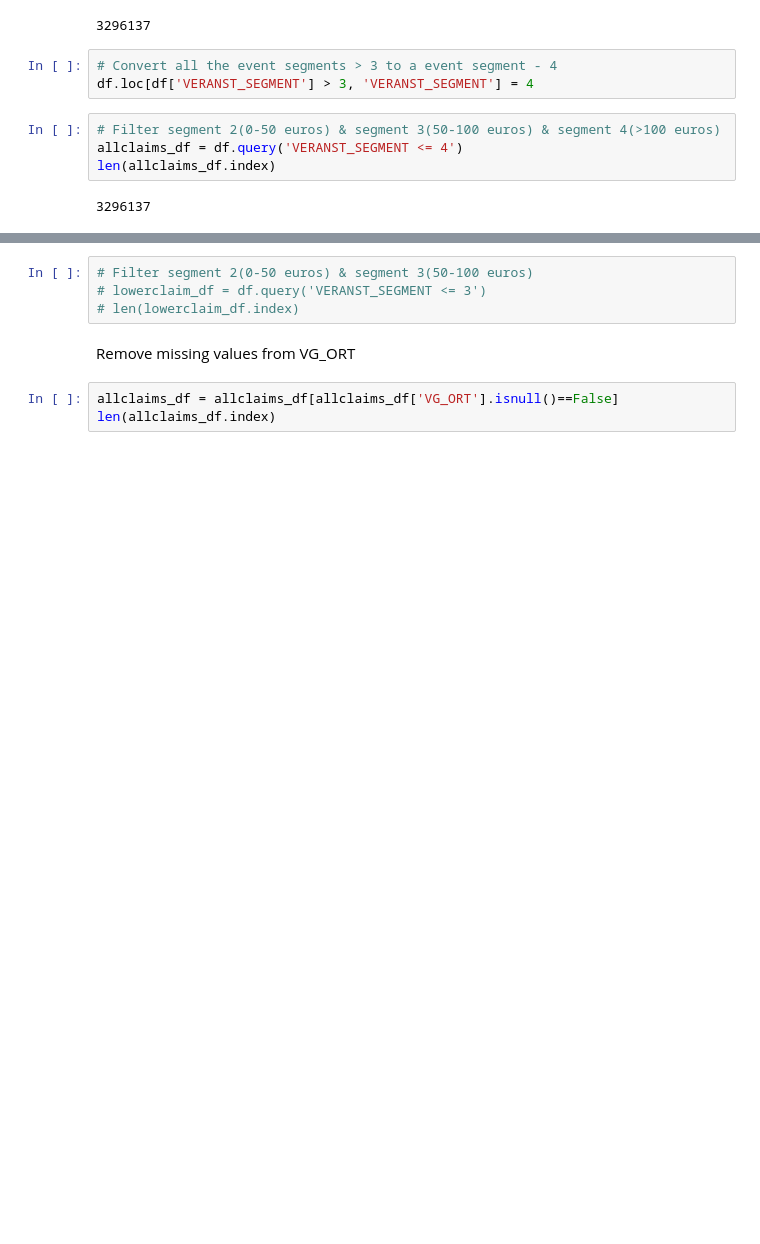
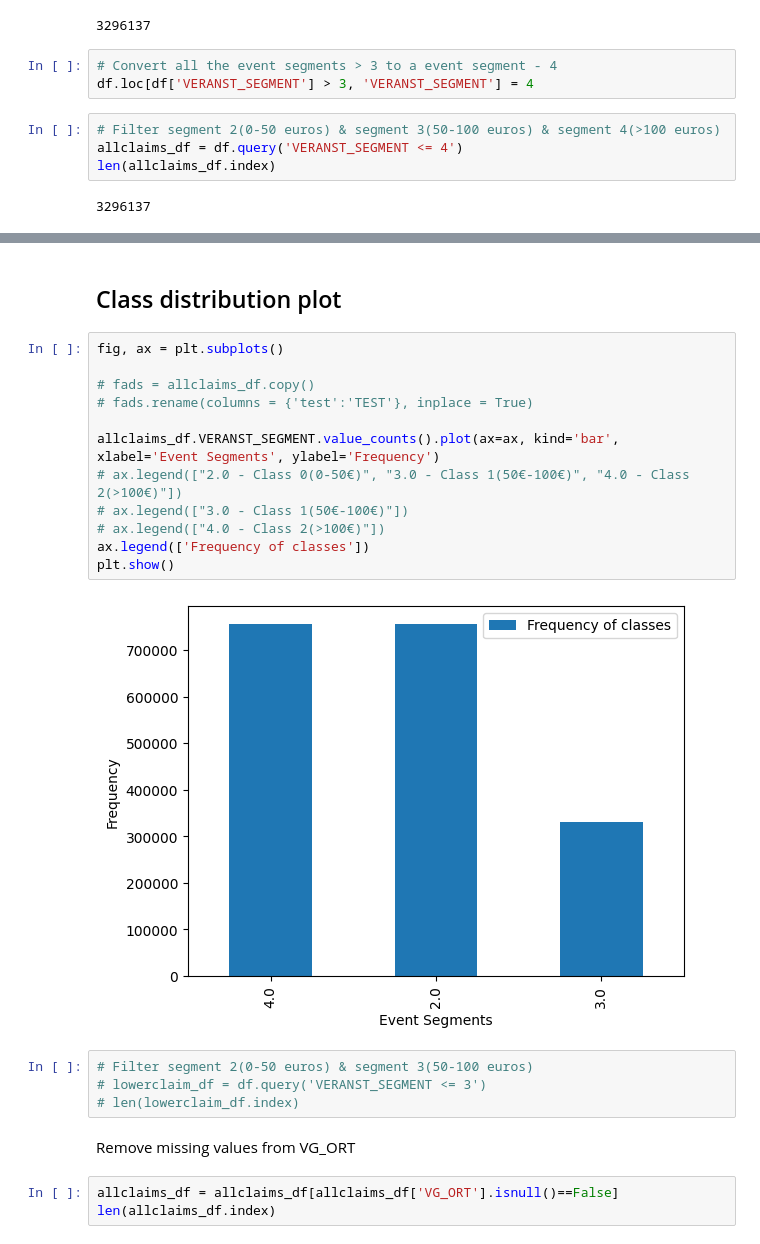
Before and after one commit to Saraavana/reclamation-processing, a Jupyter notebook: 00-Data-Exploration.ipynb, the cells around one changed output, grey strips where cells are left out. Saved outputs shown, nothing was run; the diff lists cells and outputs as text; blank space fills up the shorter version.

```diff
--- a/00-Data-Exploration.ipynb
+++ b/00-Data-Exploration.ipynb
@@ -55,3 +90,19 @@ len(allclaims_df.index)
+# %% [markdown]
+## Class distribution plot
+# %%
+fig, ax = plt.subplots()
+
+# fads = allclaims_df.copy()
+# fads.rename(columns = {'test':'TEST'}, inplace = True)
+
+allclaims_df.VERANST_SEGMENT.value_counts().plot(ax=ax, kind='bar', xlabel='Event Segments', ylabel='Frequency')
+# ax.legend(["2.0 - Class 0(0-50€)", "3.0 - Class 1(50€-100€)", "4.0 - Class 2(>100€)"])
+# ax.legend(["3.0 - Class 1(50€-100€)"])
+# ax.legend(["4.0 - Class 2(>100€)"])
+ax.legend(['Frequency of classes'])
+plt.show()
+# %% [output]
+[figure, added]
 # %%
 # Filter segment 2(0-50 euros) & segment 3(50-100 euros)
 # lowerclaim_df = df.query('VERANST_SEGMENT <= 3')
```
Also changed, not shown: parts of 15 cells of this notebook, 3 other files.
